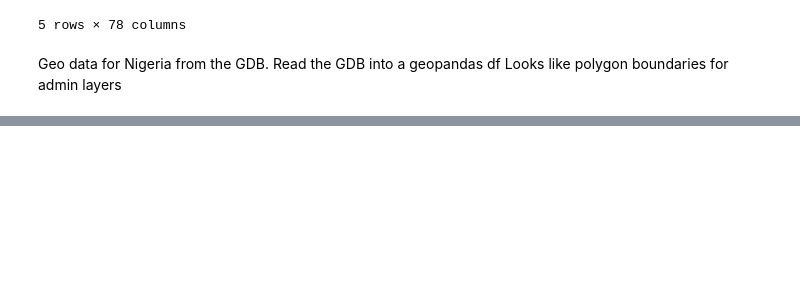
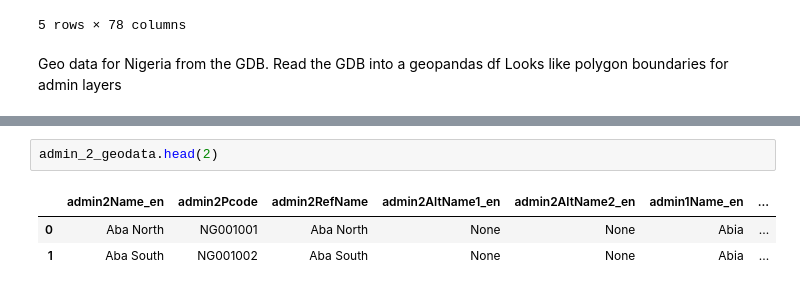
Before and after one commit to stevecrawshaw/hackathon, a Jupyter notebook: hackathon_eda_sc_1.ipynb, the cells around one changed output, grey strips where cells are left out. Drawn from its saved outputs; the diff is of its cells as text; blank space fills up the shorter version.

```diff
--- a/hackathon_eda_sc_1.ipynb
+++ b/hackathon_eda_sc_1.ipynb
@@ -103 +98,7 @@ nga_geodata
+# %%
+admin_2_geodata.head(2)
+# %% [output]
+|  | admin2Name_en | admin2Pcode | admin2RefName | admin2AltName1_en | admin2AltName2_en | admin1Name_en | ... |
+| 0 | Aba North | NG001001 | Aba North | None | None | Abia | ... |
+| 1 | Aba South | NG001002 | Aba South | None | None | Abia | ... |
 # %%
```
Also changed, not shown: parts of 10 cells of this notebook.
